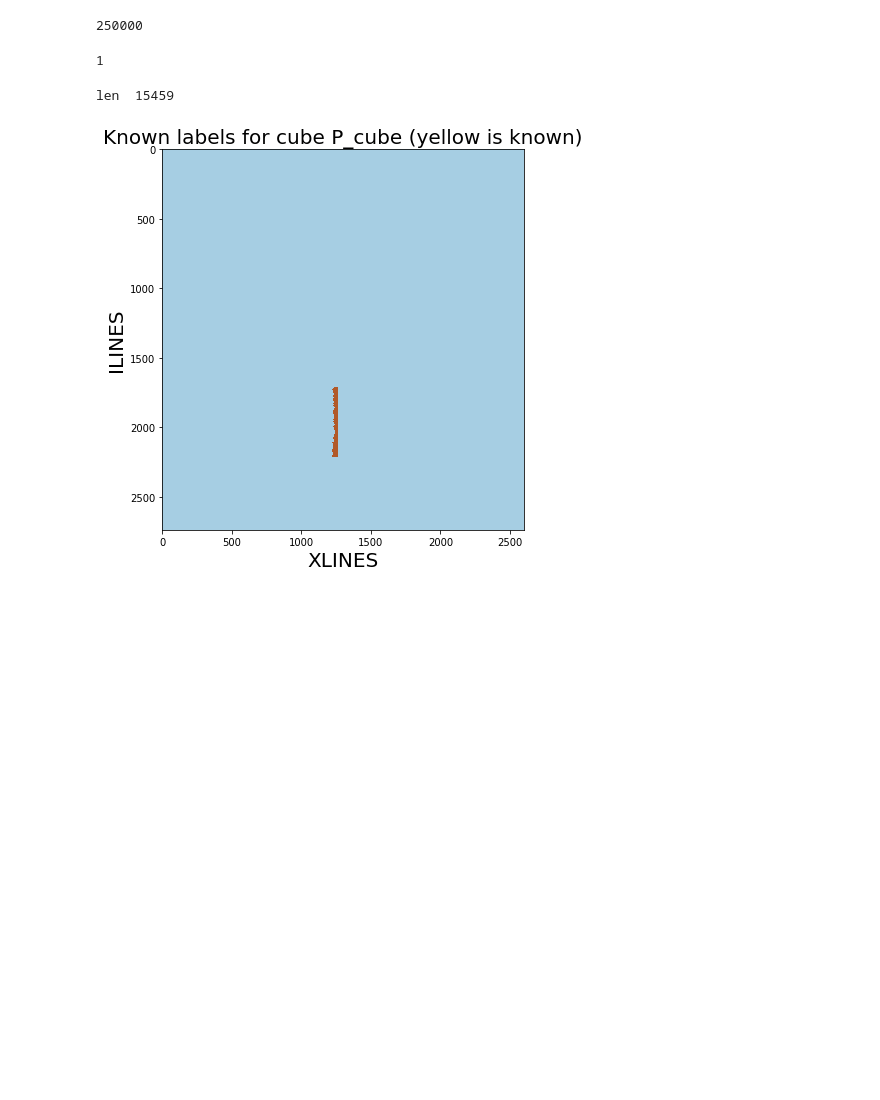
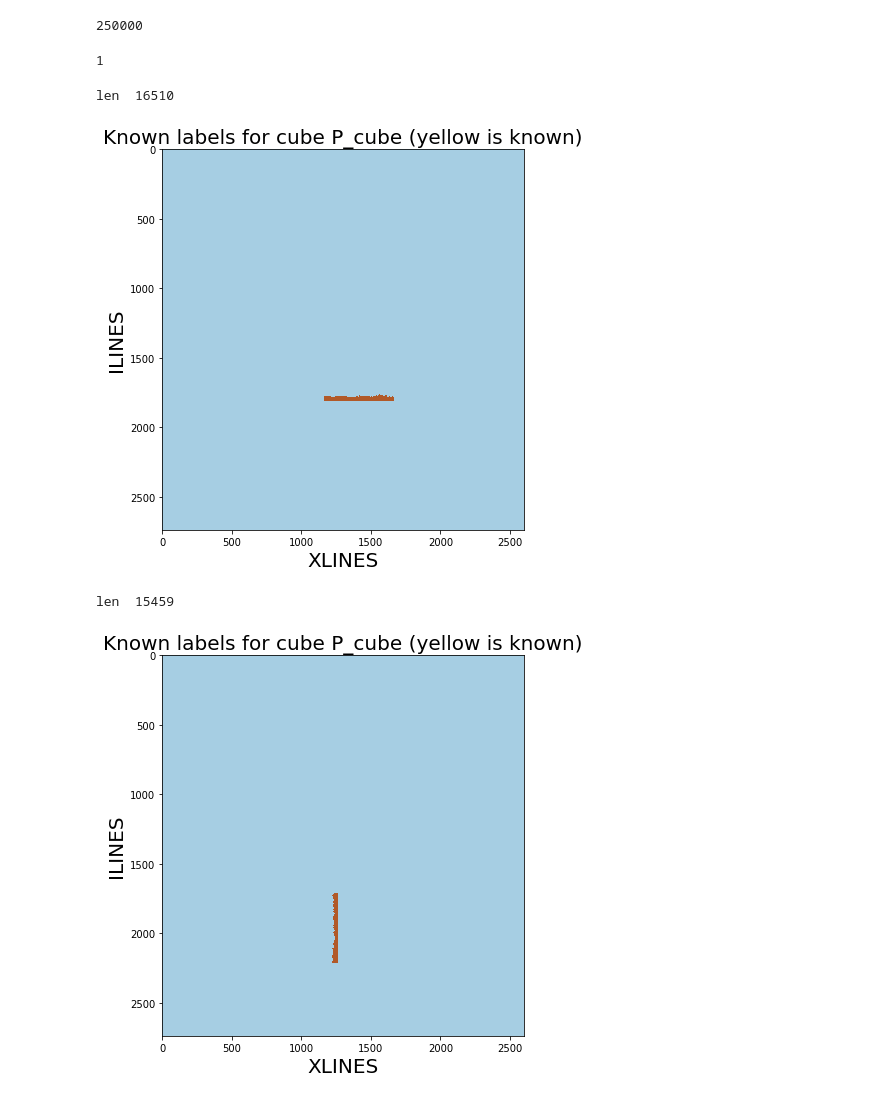
Before and after one commit to sadaqatali2027/seismiqb-1, a Jupyter notebook: models/sample_borders.ipynb, the cells around one changed output. Saved outputs shown, nothing was run; the diff lists cells and outputs as text; code cells hidden in the pictures; blank space fills up the shorter version.

```diff
--- a/models/sample_borders.ipynb
+++ b/models/sample_borders.ipynb
@@ -492,6 +507,11 @@ setattr(ds, 'predicted_mask_x', {ds.indices[0]: convert_to_numba_dict(expanded_l
 len(ds.predicted_mask_x)
 # %% [output]
 1
+# %%
+img_res = ds.show_labels(return_image=True, src='predicted_mask_iline')
+# %% [output]
+len  16510
+[figure, added]
 # %%
 img_res = ds.show_labels(return_image=True, src='predicted_mask_x')
 # %% [output]
```
Also changed, not shown: parts of 9 cells of this notebook.
